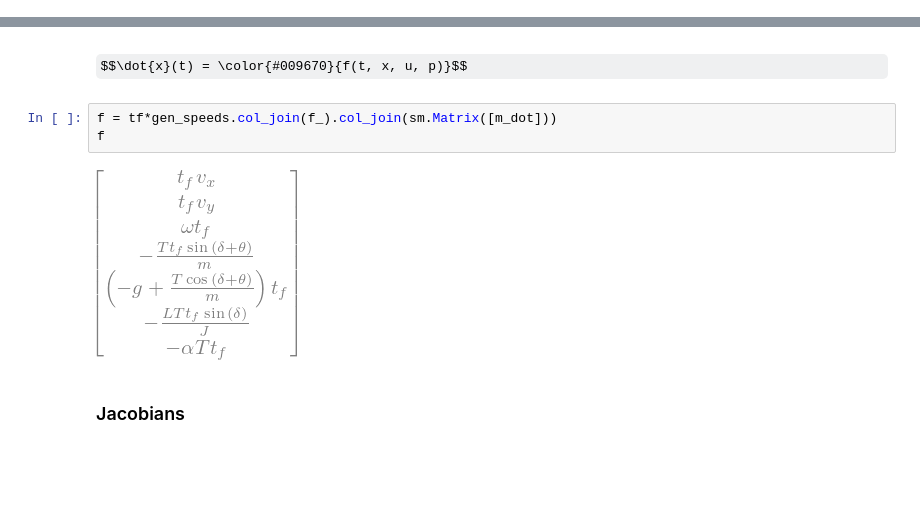
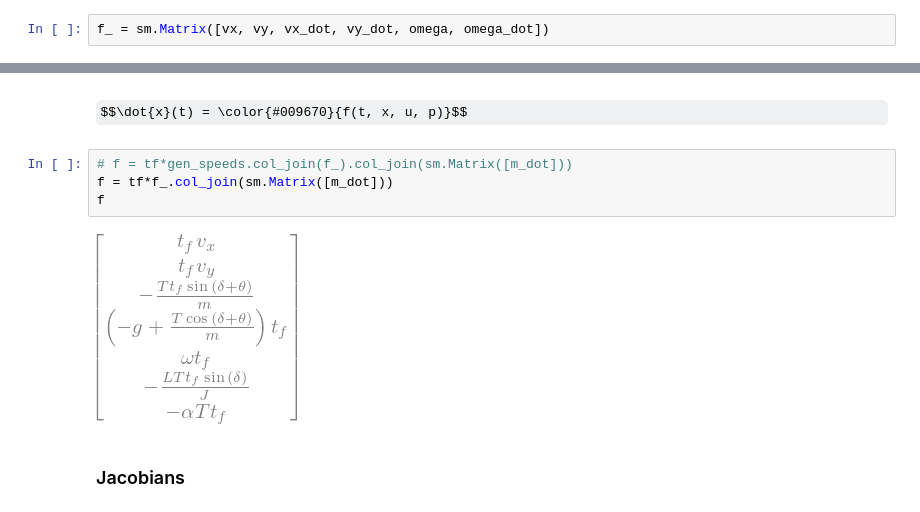
Before and after one commit to UW-ACL/SCPToolbox_tutorial, a Jupyter notebook: src/rocket_jacobians.ipynb, the cells around one changed output, grey strips where cells are left out. Saved outputs shown, nothing was run; the diff lists cells and outputs as text; some formulas as TeX source; blank space fills up the shorter version.

```diff
--- a/src/rocket_jacobians.ipynb
+++ b/src/rocket_jacobians.ipynb
@@ -90,6 +93,8 @@ f_ = sm.Matrix([vx_dot, vy_dot, omega_dot])
 f_
 # %% [output]
 [figure]
+# %%
+f_ = sm.Matrix([vx, vy, vx_dot, vy_dot, omega, omega_dot])
 # %% [markdown]
 #### Mass-depletion
 # %% [markdown]
@@ -110,10 +115,11 @@ m_dot
 # %% [markdown]
 $$\dot{x}(t) = \color{#009670}{f(t, x, u, p)}$$
 # %%
-f = tf*gen_speeds.col_join(f_).col_join(sm.Matrix([m_dot]))
+# f = tf*gen_speeds.col_join(f_).col_join(sm.Matrix([m_dot]))
+f = tf*f_.col_join(sm.Matrix([m_dot]))
 f
 # %% [output]
-[figure, old version]
+[figure, new version]
 # %% [markdown]
 ### Jacobians
 # %%
```
Also changed, not shown: parts of 6 cells of this notebook.
